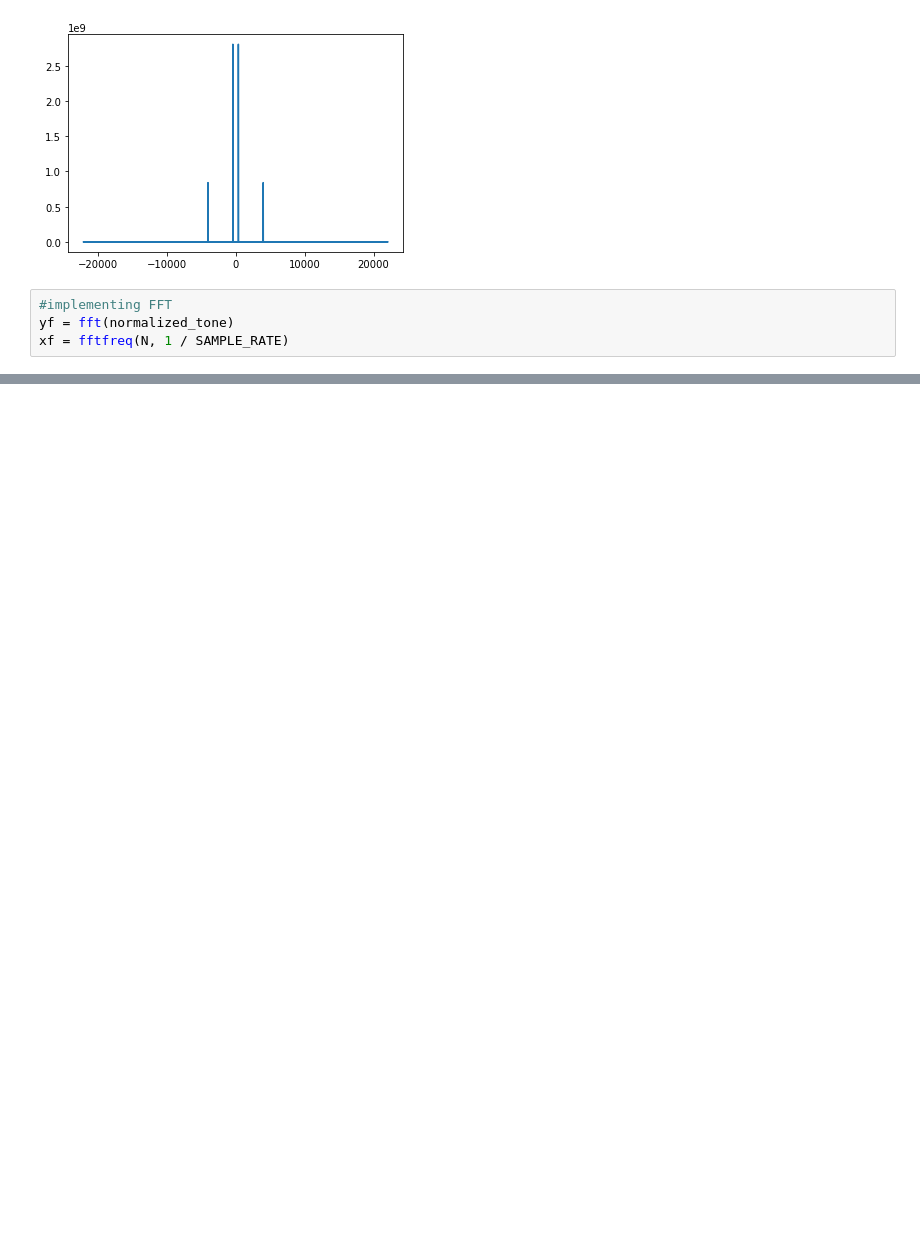
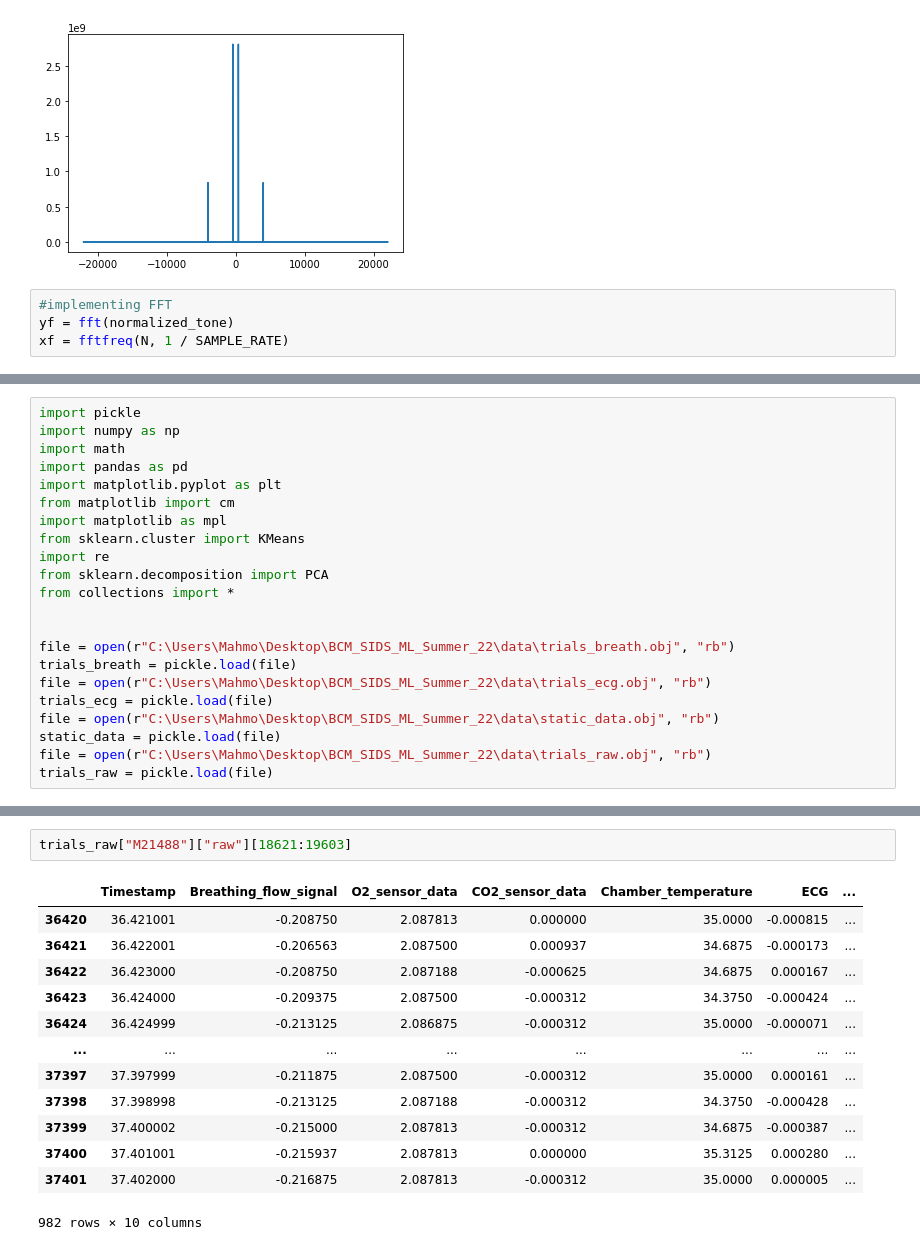
Before and after one commit to mahmoudalmadi/BCM_SIDS_ML_Summer_22, a Jupyter notebook: playground/exploring_spectrograms.ipynb, the cells around one changed output, grey strips where cells are left out. Saved outputs shown, nothing was run; the diff lists cells and outputs as text; blank space fills up the shorter version.

```diff
--- a/playground/exploring_spectrograms.ipynb
+++ b/playground/exploring_spectrograms.ipynb
@@ -50,0 +65,22 @@ xf = fftfreq(N, 1 / SAMPLE_RATE)
+# %%
+import pickle
+import numpy as np
+import math
+import pandas as pd
+import matplotlib.pyplot as plt
+from matplotlib import cm
+import matplotlib as mpl
+from sklearn.cluster import KMeans
+import re
+from sklearn.decomposition import PCA
+from collections import *
+
+
+file = open(r"C:\Users\Mahmo\Desktop\BCM_SIDS_ML_Summer_22\data\trials_breath.obj", "rb")
+trials_breath = pickle.load(file)
+file = open(r"C:\Users\Mahmo\Desktop\BCM_SIDS_ML_Summer_22\data\trials_ecg.obj", "rb")
+trials_ecg = pickle.load(file)
+file = open(r"C:\Users\Mahmo\Desktop\BCM_SIDS_ML_Summer_22\data\static_data.obj", "rb")
+static_data = pickle.load(file)
+file = open(r"C:\Users\Mahmo\Desktop\BCM_SIDS_ML_Summer_22\data\trials_raw.obj", "rb")
+trials_raw = pickle.load(file)
@@ -50,0 +103,16 @@ xf = fftfreq(N, 1 / SAMPLE_RATE)
+# %%
+trials_raw["M21488"]["raw"][18621:19603]
+# %% [output]
+|  | Timestamp | Breathing_flow_signal | O2_sensor_data | CO2_sensor_data | Chamber_temperature | ECG | ... |
+| 36420 | 36.421001 | -0.208750 | 2.087813 | 0.000000 | 35.0000 | -0.000815 | ... |
+| 36421 | 36.422001 | -0.206563 | 2.087500 | 0.000937 | 34.6875 | -0.000173 | ... |
+| 36422 | 36.423000 | -0.208750 | 2.087188 | -0.000625 | 34.6875 | 0.000167 | ... |
+| 36423 | 36.424000 | -0.209375 | 2.087500 | -0.000312 | 34.3750 | -0.000424 | ... |
+| 36424 | 36.424999 | -0.213125 | 2.086875 | -0.000312 | 35.0000 | -0.000071 | ... |
+| ... | ... | ... | ... | ... | ... | ... | ... |
+| 37397 | 37.397999 | -0.211875 | 2.087500 | -0.000312 | 35.0000 | 0.000161 | ... |
+| 37398 | 37.398998 | -0.213125 | 2.087188 | -0.000312 | 34.3750 | -0.000428 | ... |
+| 37399 | 37.400002 | -0.215000 | 2.087813 | -0.000312 | 34.6875 | -0.000387 | ... |
+| 37400 | 37.401001 | -0.215937 | 2.087813 | 0.000000 | 35.3125 | 0.000280 | ... |
+| 37401 | 37.402000 | -0.216875 | 2.087813 | -0.000312 | 35.0000 | 0.000005 | ... |
+982 rows × 10 columns
```
Also changed, not shown: parts of 11 cells of this notebook, 2 other files.
